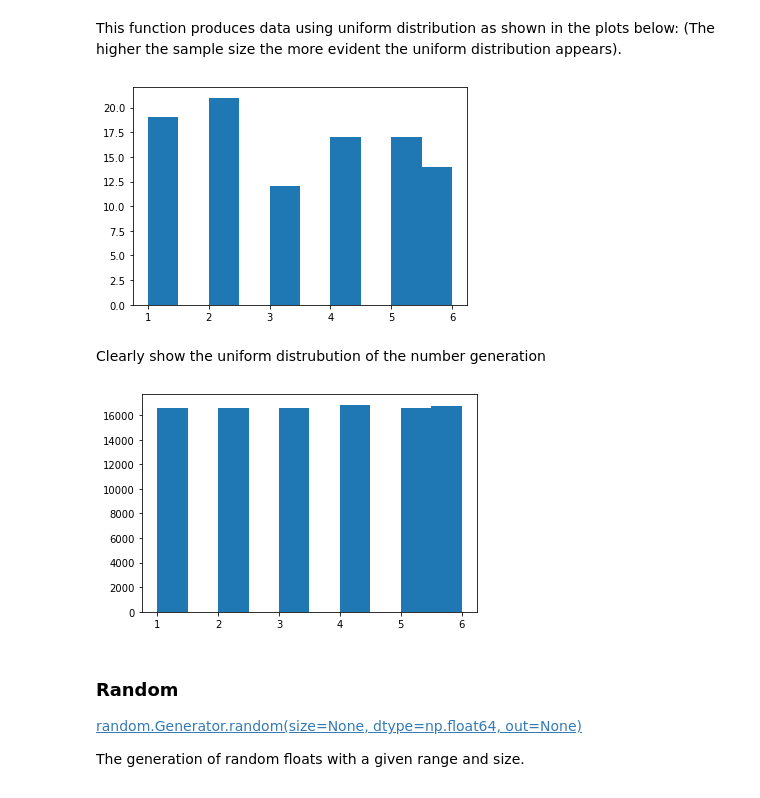
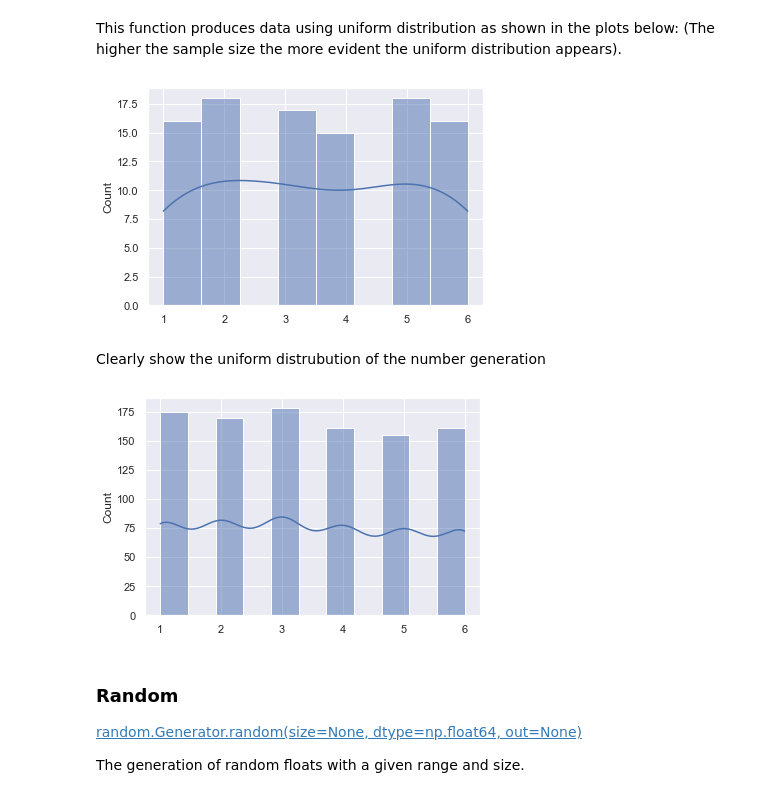
Before and after one commit to ShanePAustin/numpy-random, a Jupyter notebook: numpy-random.ipynb, the cells around one changed output. Saved outputs shown, nothing was run; the diff lists cells and outputs as text; code cells hidden in the pictures.

```diff
--- a/numpy-random.ipynb
+++ b/numpy-random.ipynb
@@ -115,20 +117,20 @@ This function produces data using uniform distribution as shown in the plots bel
 # %%
 #Replicate the roll of 100 dice
 dice = rng.integers(1,7, size = 100)
 #Plot histogram of the results
-plt.hist(dice)
+sns.histplot(dice, kde = True)
 plt.show()
 # %% [output]
-[figure, old version]
+[figure, new version]
 # %% [markdown]
 Clearly show the uniform distrubution of the number generation
 # %%
 #Replicate the roll of 100000 dice
-dice = rng.integers(1,7, size = 100000)
-plt.hist(dice)
+dice = rng.integers(1,7, size = 1000)
+sns.histplot(dice, kde = True)
 plt.show()
 # %% [output]
-[figure, old version]
+[figure, new version]
 # %% [markdown]
 ### Random
 
```
Also changed, not shown: parts of 42 cells of this notebook.
